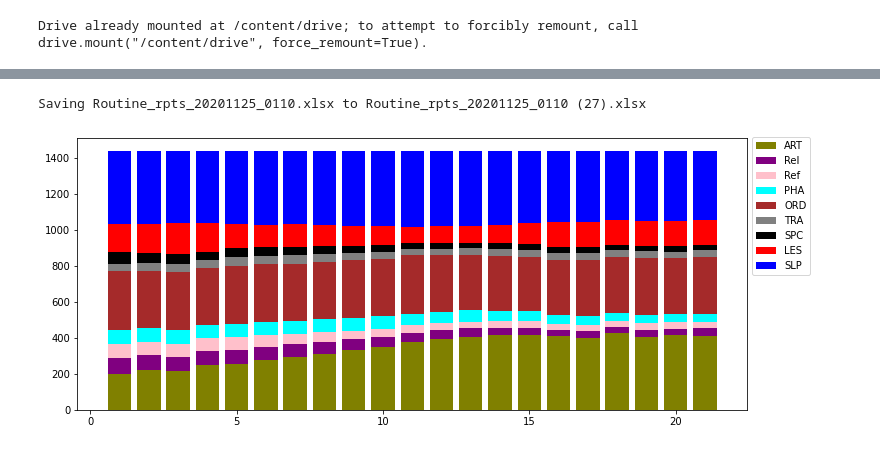
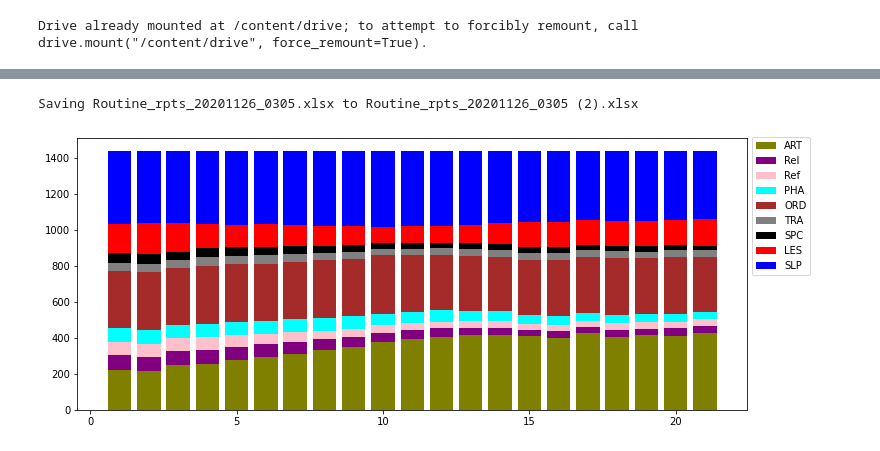
Before and after one commit to son50git/Routine-with-Python, a Jupyter notebook: StackedBar_v8.ipynb, the cells around one changed output, grey strips where cells are left out. Saved outputs shown, nothing was run; the diff lists cells and outputs as text; code cells hidden in the pictures.

```diff
--- a/StackedBar_v8.ipynb
+++ b/StackedBar_v8.ipynb
@@ -102,8 +102,8 @@ See the caveats in the documentation: https://pandas.pydata.org/pandas-docs/stab
 # %%
-rpt_name ="Routine_rpts_20201125_0110.xlsx"
+rpt_name ="Routine_rpts_20201126_0305.xlsx"
 stackedBarCategories(rpt_name, roll_prd=15, SHOW_STATS=0)
 # %% [output]
 Drive already mounted at /content/drive; to attempt to forcibly remount, call drive.mount("/content/drive", force_remount=True).
 [interactive output not drawn]
-Saving Routine_rpts_20201125_0110.xlsx to Routine_rpts_20201125_0110 (27).xlsx
+Saving Routine_rpts_20201126_0305.xlsx to Routine_rpts_20201126_0305 (2).xlsx
-[figure, old version]
+[figure, new version]
```
Also changed, not shown: parts of 2 cells of this notebook.
